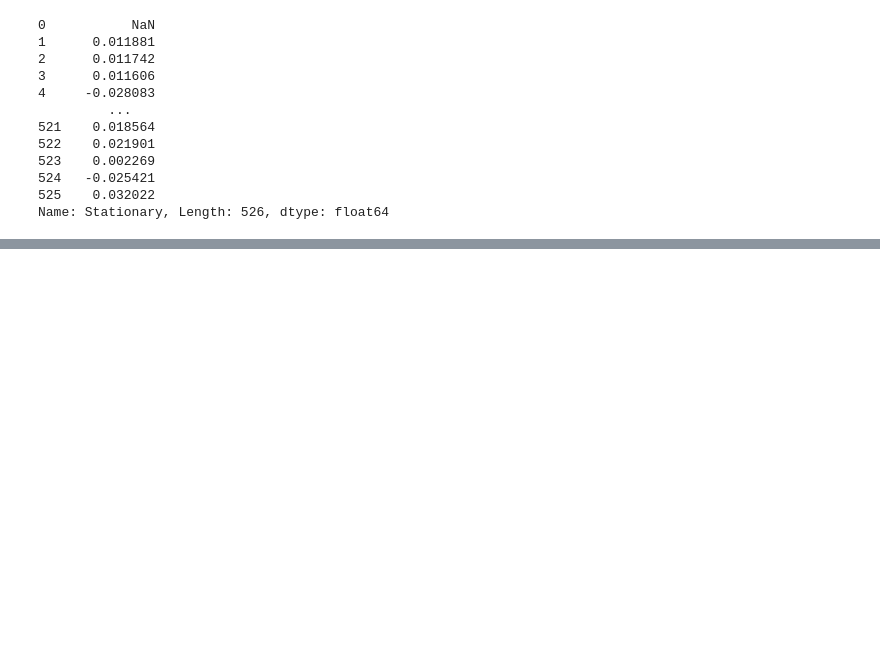
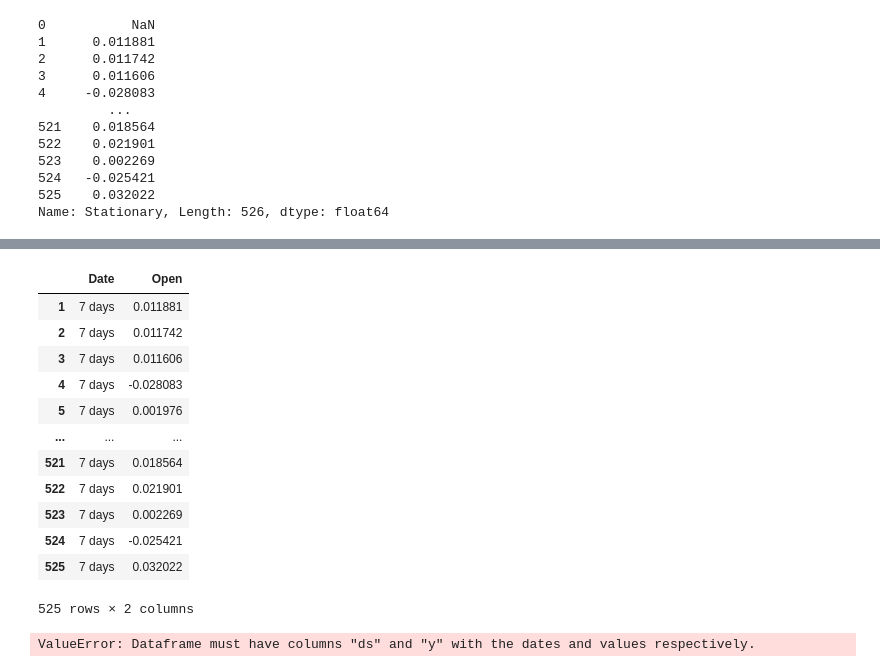
Before and after one commit to rmei97/ETF_scraper, a Jupyter notebook: modeling.ipynb, the cells around one changed output, grey strips where cells are left out. Drawn from its saved outputs; the diff is of its cells as text; code cells hidden in the pictures; blank space fills up the shorter version.

Commit message:
start using prophet for modeling

```diff
--- a/modeling.ipynb
+++ b/modeling.ipynb
@@ -182,22 +150,0 @@ Length: 536, dtype: float64
-# %%
-#hopeful script
-
-_ = ['AAAU','AADR']
-for ETF in _:
-    fetch = retrieve(c,ETF)
-    columns = ['Date','Open','High','Low','Close','Adj_Close','Volume']
-    data = pd.DataFrame(fetch, columns = columns)
-
-    data['Date'] = pd.to_datetime(data['Date'])
-    #Convert byte values in Volume to int
-    data['Volume'] = [int.from_bytes(value, byteorder = 'little') for value in data['Volume']]
-
-    for i in range(1,10):
-        diff = np.log(data['Open']).diff(periods = i)[i:]
-
-        if adfuller(diff)[1] < 0.0001: #fixed mistake where it should be less than 0.0001 not 0
-            new_data = diff
-            print(ETF,'Differenced at: ' + str(i))
-            break
-
-    print('')
@@ -210,0 +153,20 @@ AADR Differenced at: 1
+# %%
+prophet_data = data.loc[:, ['Date','Open']]
+# %%
+prophet_data['Open'] = np.log(prophet_data['Open'])
+# %%
+prophet_data.diff(periods = 1)[1:]
+# %% [output]
+|  | Date | Open |
+| 1 | 7 days | 0.011881 |
+| 2 | 7 days | 0.011742 |
+| 3 | 7 days | 0.011606 |
+| 4 | 7 days | -0.028083 |
+| 5 | 7 days | 0.001976 |
+| ... | ... | ... |
+| 521 | 7 days | 0.018564 |
+| 522 | 7 days | 0.021901 |
+| 523 | 7 days | 0.002269 |
+| 524 | 7 days | -0.025421 |
+| 525 | 7 days | 0.032022 |
+525 rows × 2 columns
@@ -210,0 +175,5 @@ AADR Differenced at: 1
+# %%
+m = Prophet()
+m.fit(prophet_data.diff(periods = 1)[1:])
+# %% [output]
+ValueError: Dataframe must have columns "ds" and "y" with the dates and values respectively.
```
Also changed, not shown: parts of 7 cells of this notebook.
